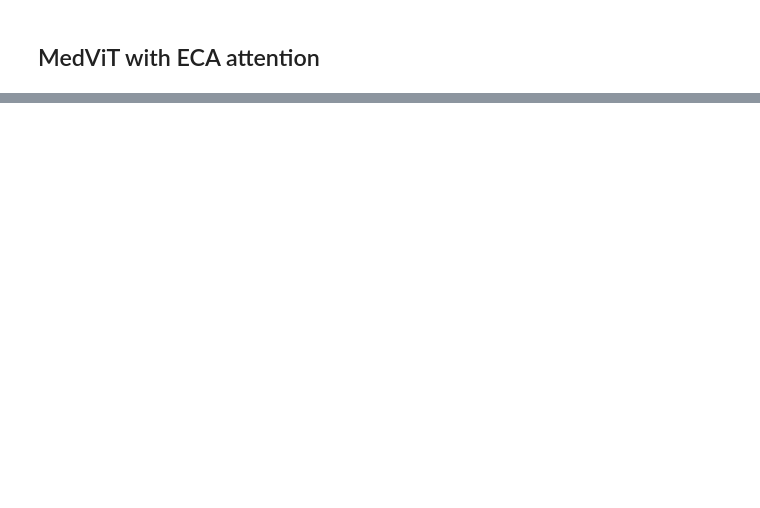
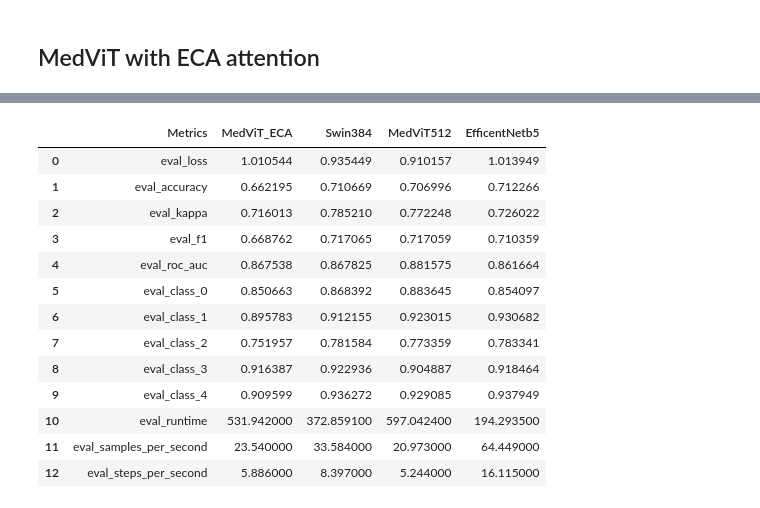
Before and after one commit to katerina2901/Diabetic-retinopathy-classification, a Jupyter notebook: notebooks/Validation test.ipynb, the cells around one changed output, grey strips where cells are left out. Saved outputs shown, nothing was run; the diff lists cells and outputs as text; code cells hidden in the pictures; blank space fills up the shorter version.

Commit message:
[ADD] Validation result

```diff
--- a/notebooks/Validation test.ipynb
+++ b/notebooks/Validation test.ipynb
@@ -241,0 +336,52 @@ class MedViTClassification(PreTrainedModel):
+# %%
+import os
+import pandas as pd
+from glob import glob
+
+pretrained_model_names = {
+    'MedViT_ECA': 'MedViTAtt_to512_tr35_stage3(5)_selfpretrained_2',
+    'Swin384': 'swin384_originpreprocessor_rt15',
+    'MedViT512': 'MedViT512_tr35_stage6(3)_CCropSpot2HTrivAug_fastvitprepr_lr1e5',
+    # 'FastViT512': 'FasterViT512_tr35_randCrop',
+    'EfficentNetb5': 'effNetb5_originpreprocessor_rt15'
+}
+
+metrics = {}
+first_flag = True
+
+for model_name in pretrained_model_names:
+    metrics_for_model = []
+    if first_flag:
+        metric_names = []
+
+    with open(f'../results/metrics_{pretrained_model_names[model_name]}_DDR.json') as json_file:
+        data = json.load(json_file)
+        for metric_name in data:
+            metrics_for_model.append(data[metric_name])
+            if first_flag:
+                metric_names.append(metric_name)
+
+    if first_flag:
+        metrics['Metrics'] = metric_names
+
+    metrics[model_name] = metrics_for_model
+
+
+metrics = pd.DataFrame().from_dict(metrics).reset_index(drop=True)
+
+display(metrics)
+# %% [output]
+|  | Metrics | MedViT_ECA | Swin384 | MedViT512 | EfficentNetb5 |
+| 0 | eval_loss | 1.010544 | 0.935449 | 0.910157 | 1.013949 |
+| 1 | eval_accuracy | 0.662195 | 0.710669 | 0.706996 | 0.712266 |
+| 2 | eval_kappa | 0.716013 | 0.785210 | 0.772248 | 0.726022 |
+| 3 | eval_f1 | 0.668762 | 0.717065 | 0.717059 | 0.710359 |
+| 4 | eval_roc_auc | 0.867538 | 0.867825 | 0.881575 | 0.861664 |
+| 5 | eval_class_0 | 0.850663 | 0.868392 | 0.883645 | 0.854097 |
+| 6 | eval_class_1 | 0.895783 | 0.912155 | 0.923015 | 0.930682 |
+| 7 | eval_class_2 | 0.751957 | 0.781584 | 0.773359 | 0.783341 |
+| 8 | eval_class_3 | 0.916387 | 0.922936 | 0.904887 | 0.918464 |
+| 9 | eval_class_4 | 0.909599 | 0.936272 | 0.929085 | 0.937949 |
+| 10 | eval_runtime | 531.942000 | 372.859100 | 597.042400 | 194.293500 |
+| 11 | eval_samples_per_second | 23.540000 | 33.584000 | 20.973000 | 64.449000 |
+| 12 | eval_steps_per_second | 5.886000 | 8.397000 | 5.244000 | 16.115000 |
```
Also changed, not shown: parts of 14 cells of this notebook, 12 other files.
